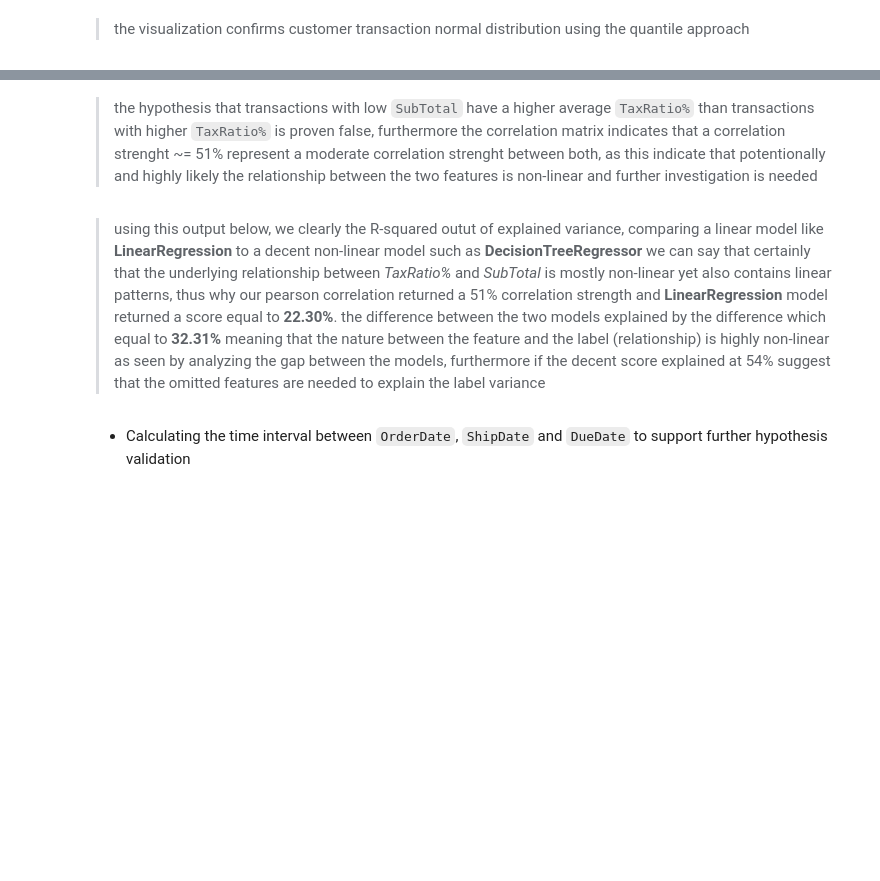
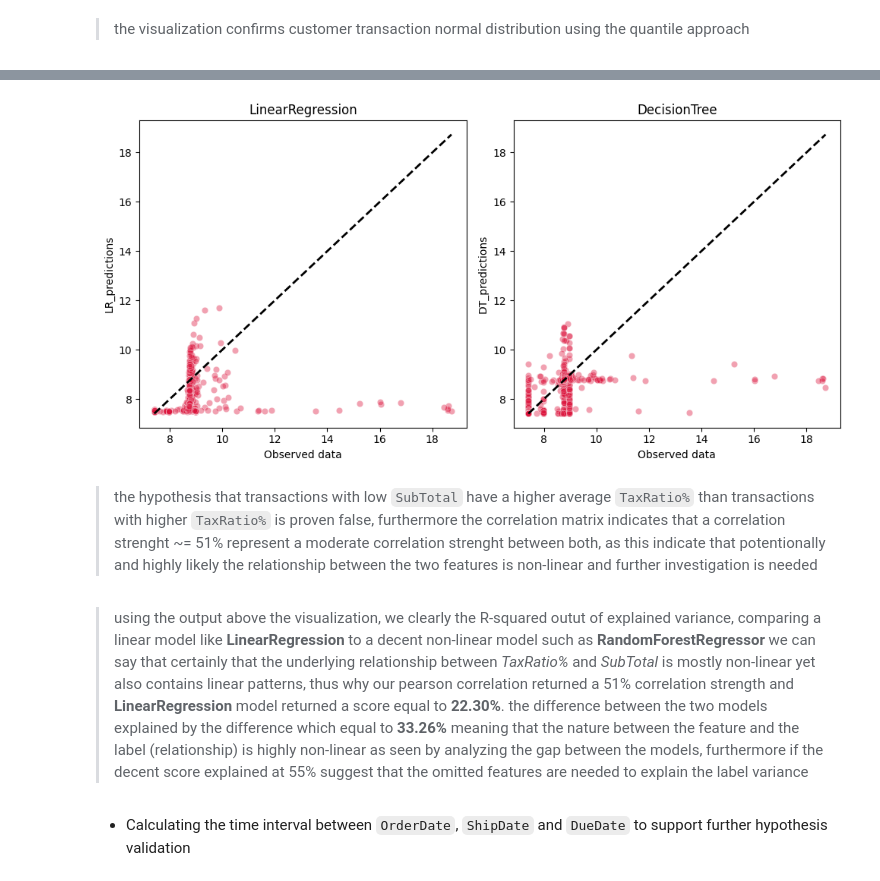
Before and after one commit to AtlasMarbx/AdventureWorks-Data-Migration-and-insight-extraction, a Jupyter notebook: EDA_process.ipynb, the cells around one changed output, grey strips where cells are left out. Drawn from its saved outputs; the diff is of its cells as text; code cells hidden in the pictures; blank space fills up the shorter version.

```diff
--- a/EDA_process.ipynb
+++ b/EDA_process.ipynb
@@ -566,7 +576,40 @@ difference of explained variance: 32.31%
+# %%
+'''import matplotlib.pyplot as plt
+import seaborn as sns
+
+fig, ax = plt.subplots(1, 2, figsize=(10, 5))
+
+sns.scatterplot(x=y_test,
+                y=y_pred_lr,
+                alpha=0.4,
+                color='crimson',
+                ax=ax[0])
+
+ax[0].set_ylabel('LR_predictions')
+ax[0].set_xlabel('Observed data')
+ax[0].set_title('LinearRegression')
+
+sns.scatterplot(x=y_test,
+                y=y_pred_rf,
+                alpha=0.4,
+                color='crimson',
+                ax=ax[1])
+
+ax[1].set_ylabel('DT_predictions')
+ax[1].set_xlabel('Observed data')
+ax[1].set_title('DecisionTree')
+
+ax[0].plot([y_test.min(), y_test.max()], [y_test.min(), y_test.max()], 'k--', lw=2)
+ax[1].plot([y_test.min(), y_test.max()], [y_test.min(), y_test.max()], 'k--', lw=2)
+
+plt.tight_layout()
+plt.show()'''
+# %% [output]
+[figure, added]
 # %% [markdown]
 > the hypothesis that transactions with low `SubTotal` have a higher average `TaxRatio%` than transactions with higher `TaxRatio%` is proven false, furthermore the correlation matrix indicates that a correlation strenght ~= 51% represent a moderate correlation strenght between both, as this indicate that potentionally and highly likely the relationship between the two features is non-linear and further investigation is needed
 # %% [markdown]
-> using this output below, we clearly the R-squared outut of explained variance, comparing a linear model like **LinearRegression** to a decent non-linear model such as **DecisionTreeRegressor** we can say that certainly that the underlying relationship between *TaxRatio%* and *SubTotal* is mostly non-linear yet also contains linear patterns, thus why our pearson correlation returned a 51% correlation strength and **LinearRegression** model returned a score equal to **22.30%**. the difference between the two models explained by the difference which equal to **32.31%** meaning that the nature between the feature and the label (relationship) is highly non-linear as seen by analyzing the gap between the models, furthermore if the decent score explained at 54% suggest that the omitted features are needed to explain the label variance
+> using the output above the visualization, we clearly the R-squared outut of explained variance, comparing a linear model like **LinearRegression** to a decent non-linear model such as **RandomForestRegressor** we can say that certainly that the underlying relationship between *TaxRatio%* and *SubTotal* is mostly non-linear yet also contains linear patterns, thus why our pearson correlation returned a 51% correlation strength and **LinearRegression** model returned a score equal to **22.30%**. the difference between the two models explained by the difference which equal to **33.26%** meaning that the nature between the feature and the label (relationship) is highly non-linear as seen by analyzing the gap between the models, furthermore if the decent score explained at 55% suggest that the omitted features are needed to explain the label variance
 # %% [markdown]
 - Calculating the time interval between `OrderDate`, `ShipDate` and `DueDate` to support further hypothesis validation
 # %%
```
Also changed, not shown: parts of 3 cells of this notebook.
